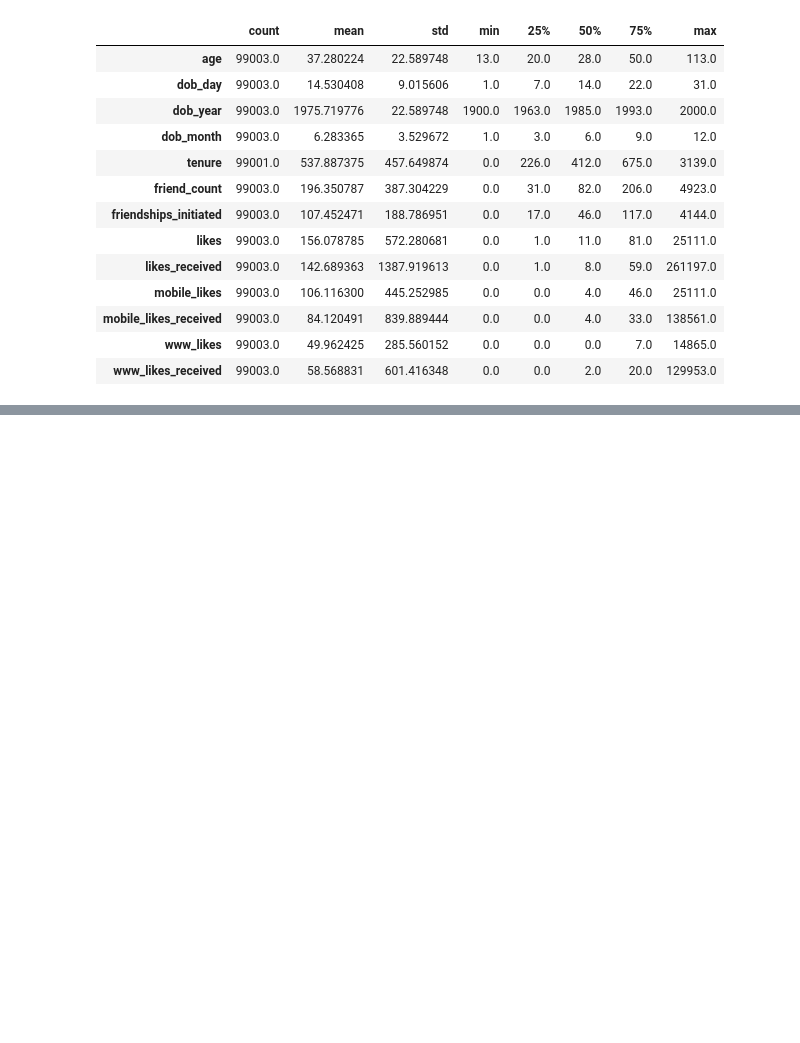
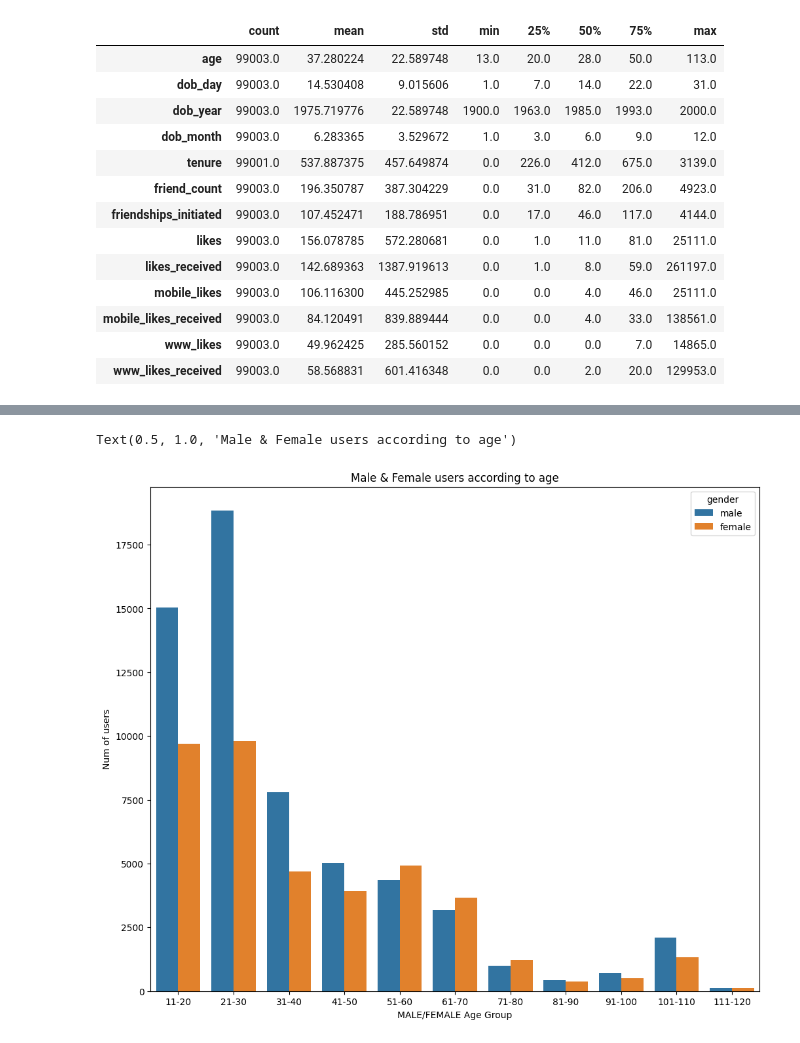
Before and after one commit to ghelanikirtan/Training-Tasks---SculptSoft, a Jupyter notebook: 26MAY2025/TASK - EDA/EDA.ipynb, the cells around one changed output, grey strips where cells are left out. Cells and saved outputs as stored; diff of their text form; code cells hidden in the pictures; blank space fills up the shorter version.

```diff
--- a/26MAY2025/TASK - EDA/EDA.ipynb
+++ b/26MAY2025/TASK - EDA/EDA.ipynb
@@ -61,0 +156,10 @@ df.describe().transpose()
+# %%
+age_v_gender =  df[['age_grp','gender']].value_counts().reset_index()
+plt.figure(figsize = (12, 10))
+sns.barplot(data = age_v_gender, x = 'age_grp', y='count', hue='gender')
+plt.xlabel('MALE/FEMALE Age Group')
+plt.ylabel('Num of users')
+plt.title('Male & Female users according to age')
+# %% [output]
+Text(0.5, 1.0, 'Male & Female users according to age')
+[figure, added]
```
Also changed, not shown: parts of 14 cells of this notebook, 1 other file.
